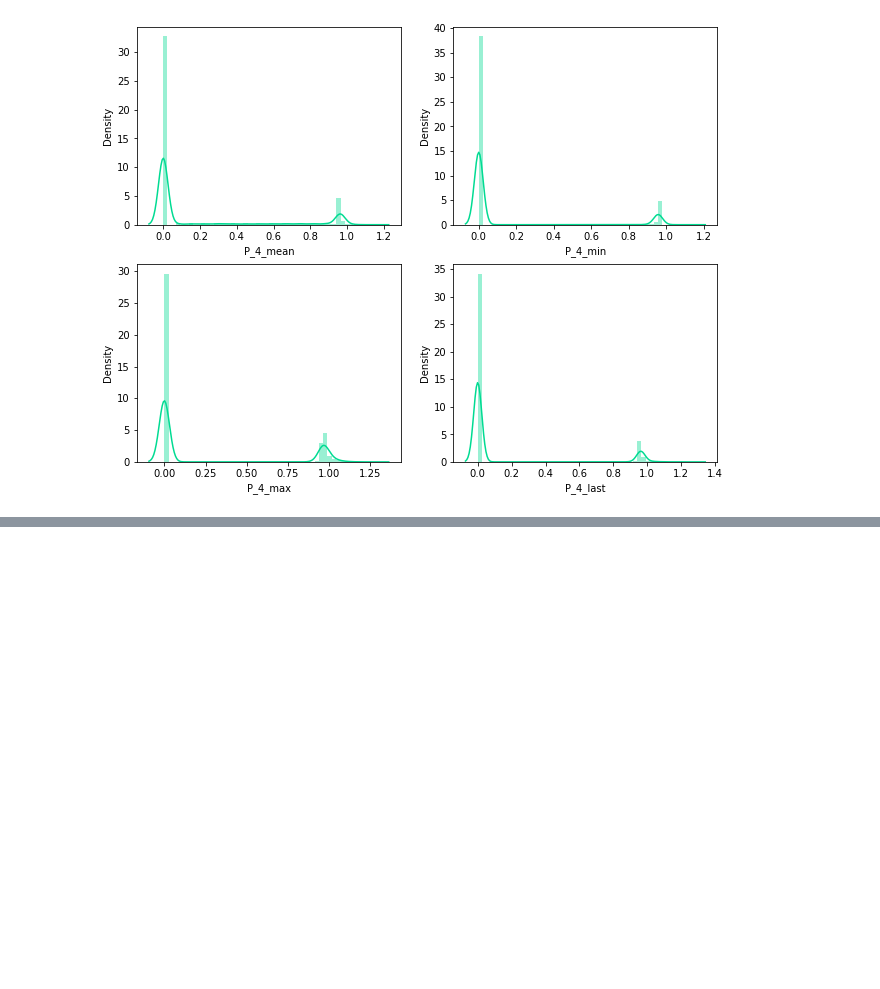
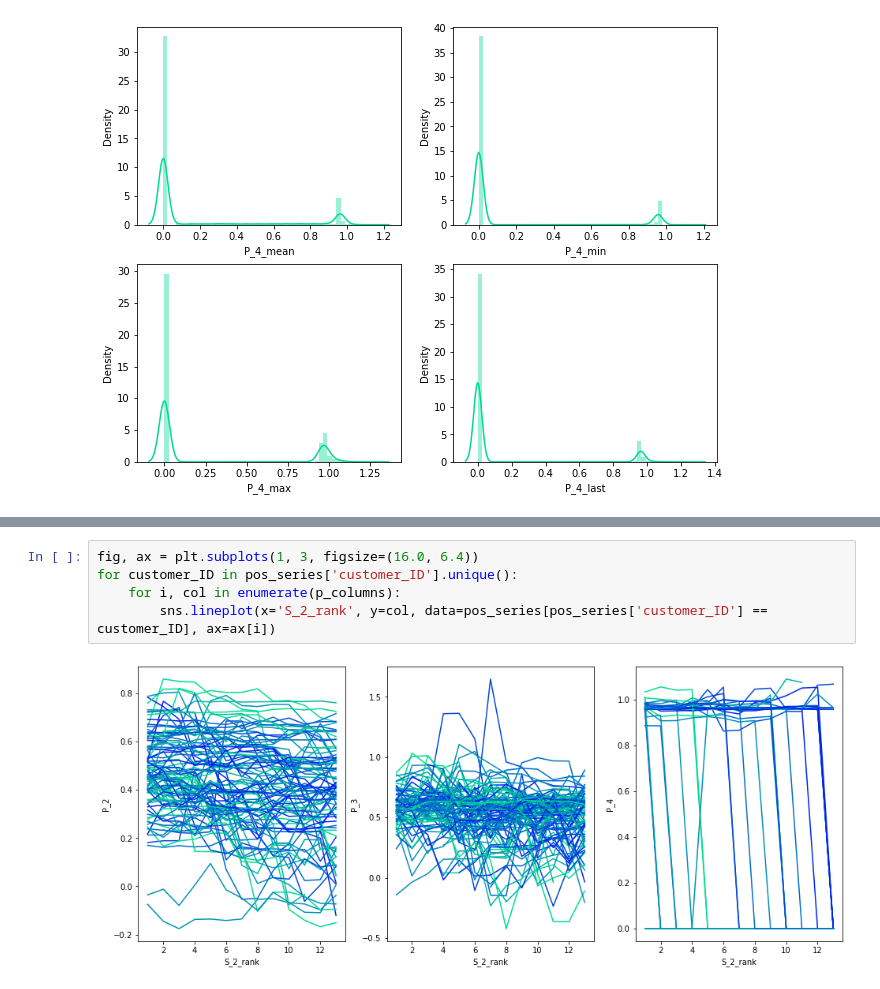
Before and after one commit to meltyyyyy/kaggle-amex, a Jupyter notebook: Notebooks/EDAs/Payment/Payment001.ipynb, the cells around one changed output, grey strips where cells are left out. Drawn from its saved outputs; the diff is of its cells as text; blank space fills up the shorter version.

```diff
--- a/Notebooks/EDAs/Payment/Payment001.ipynb
+++ b/Notebooks/EDAs/Payment/Payment001.ipynb
@@ -278,0 +332,7 @@ sns.distplot(train_agg['P_4_last'], ax=ax2[1])
+# %%
+fig, ax = plt.subplots(1, 3, figsize=(16.0, 6.4))
+for customer_ID in pos_series['customer_ID'].unique():
+    for i, col in enumerate(p_columns):
+        sns.lineplot(x='S_2_rank', y=col, data=pos_series[pos_series['customer_ID'] == customer_ID], ax=ax[i])
+# %% [output]
+[figure, added]
```
Also changed, not shown: parts of 12 cells of this notebook.
